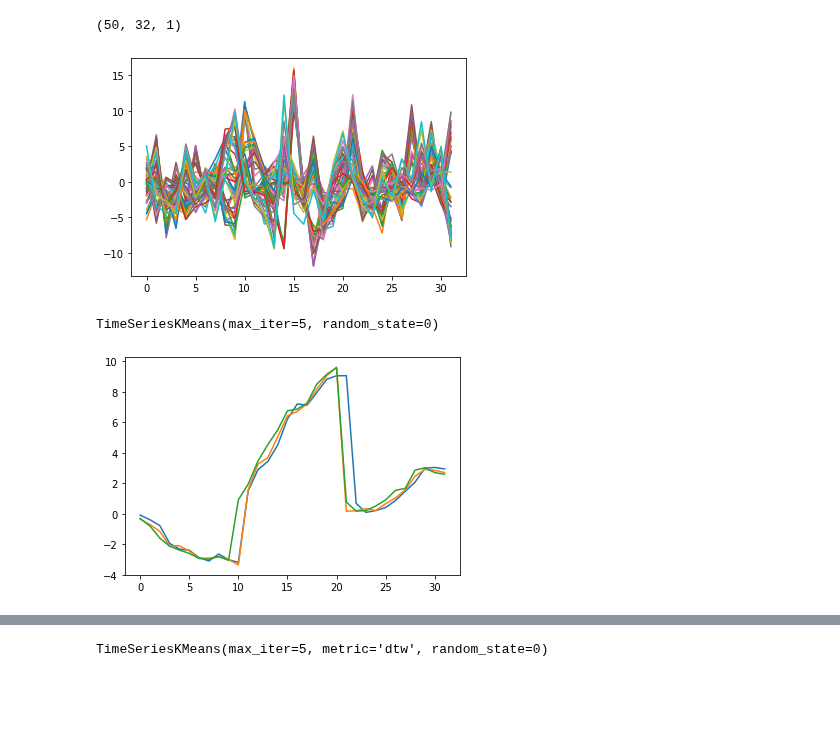
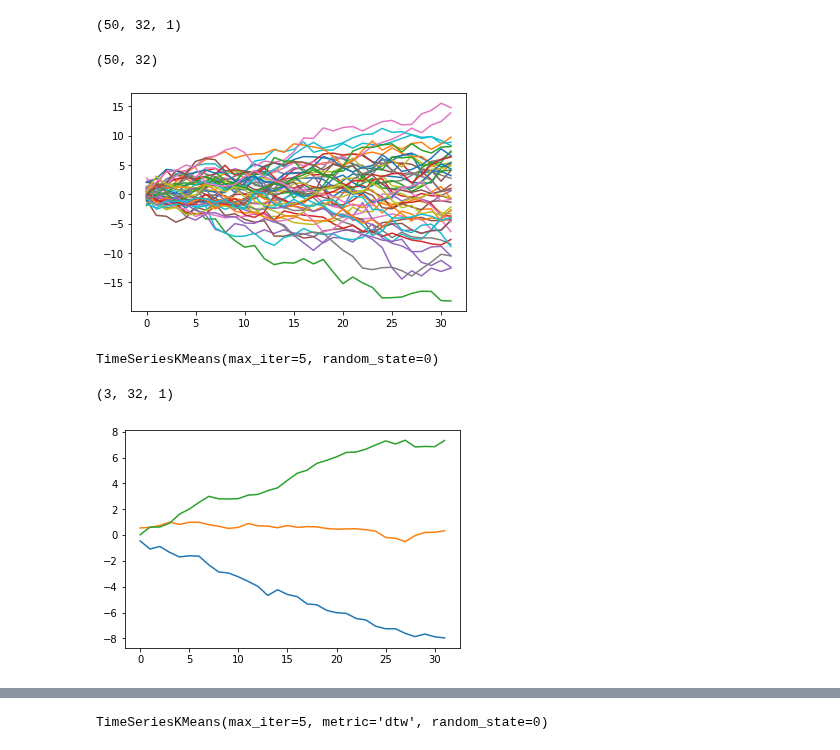
Before and after one commit to cri98li/Data-Mining-2-Project-ts-classification, a Jupyter notebook: notebooks lezione/11_time_series_sim_appr_clus.ipynb, the cells around one changed output, grey strips where cells are left out. Drawn from its saved outputs; the diff is of its cells as text; code cells hidden in the pictures; blank space fills up the shorter version.

```diff
--- a/notebooks lezione/11_time_series_sim_appr_clus.ipynb
+++ b/notebooks lezione/11_time_series_sim_appr_clus.ipynb
@@ -531,21 +531,29 @@ X = random_walks(n_ts=50, sz=32, d=1)
 X.shape
 # %% [output]
 (50, 32, 1)
+# %%
+np.squeeze(X).shape
+# %% [output]
+(50, 32)
 # %%
-plt.plot(X.reshape(X.shape[1], X.shape[0]))
+plt.plot(np.squeeze(X).T)
 plt.show()
 # %% [output]
-[figure, old version]
+[figure, new version]
 # %%
 km = TimeSeriesKMeans(n_clusters=3, metric="euclidean", max_iter=5, random_state=0)
 km.fit(X)
 # %% [output]
 TimeSeriesKMeans(max_iter=5, random_state=0)
+# %%
+km.cluster_centers_.shape
+# %% [output]
+(3, 32, 1)
 # %%
-plt.plot(km.cluster_centers_.reshape(X.shape[1], 3))
+plt.plot(np.squeeze(km.cluster_centers_).T)
 plt.show()
 # %% [output]
-[figure, old version]
+[figure, new version]
 # %%
 km.labels_
 # %% [output]
```
Also changed, not shown: parts of 5 cells of this notebook, 6 other files.
